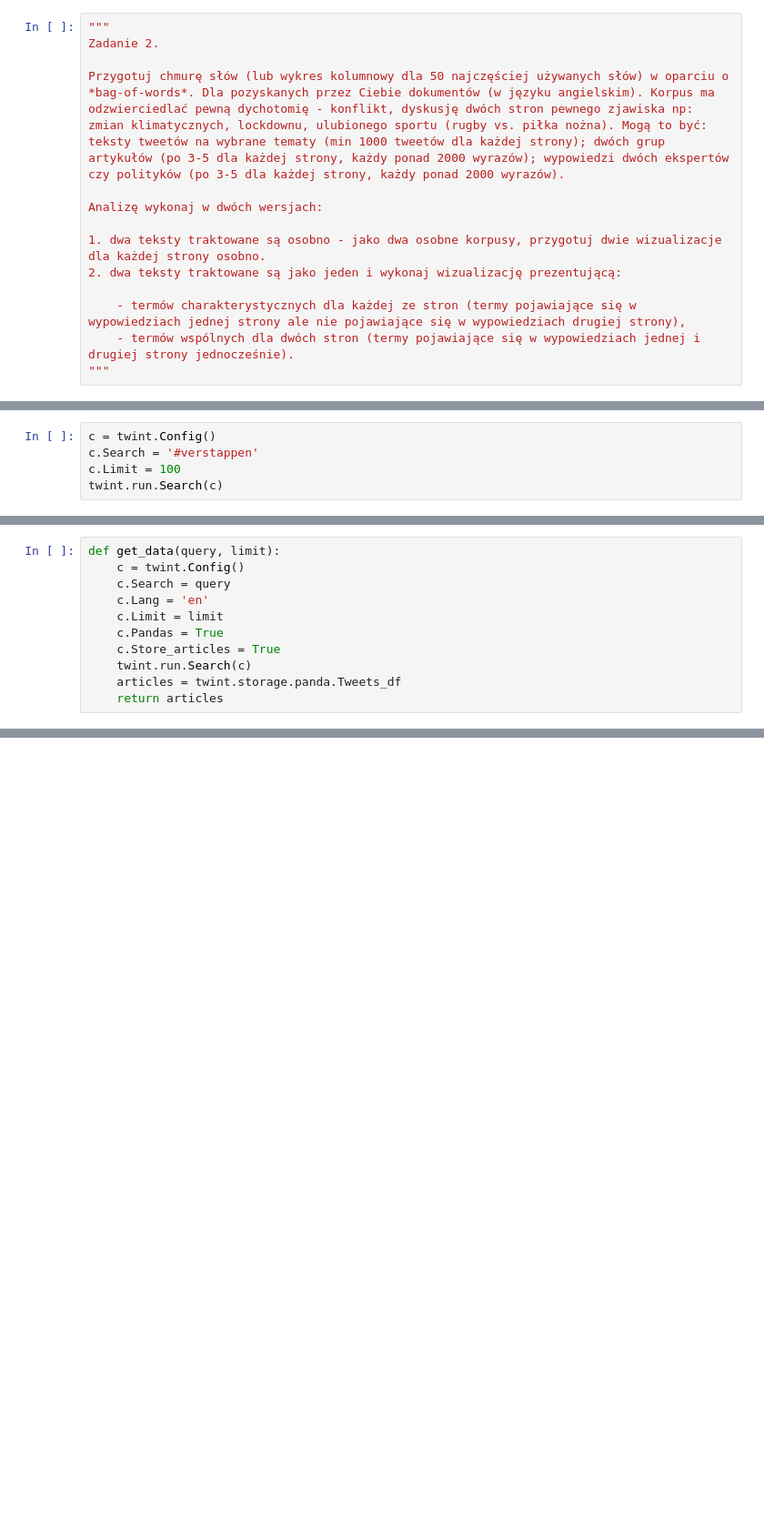
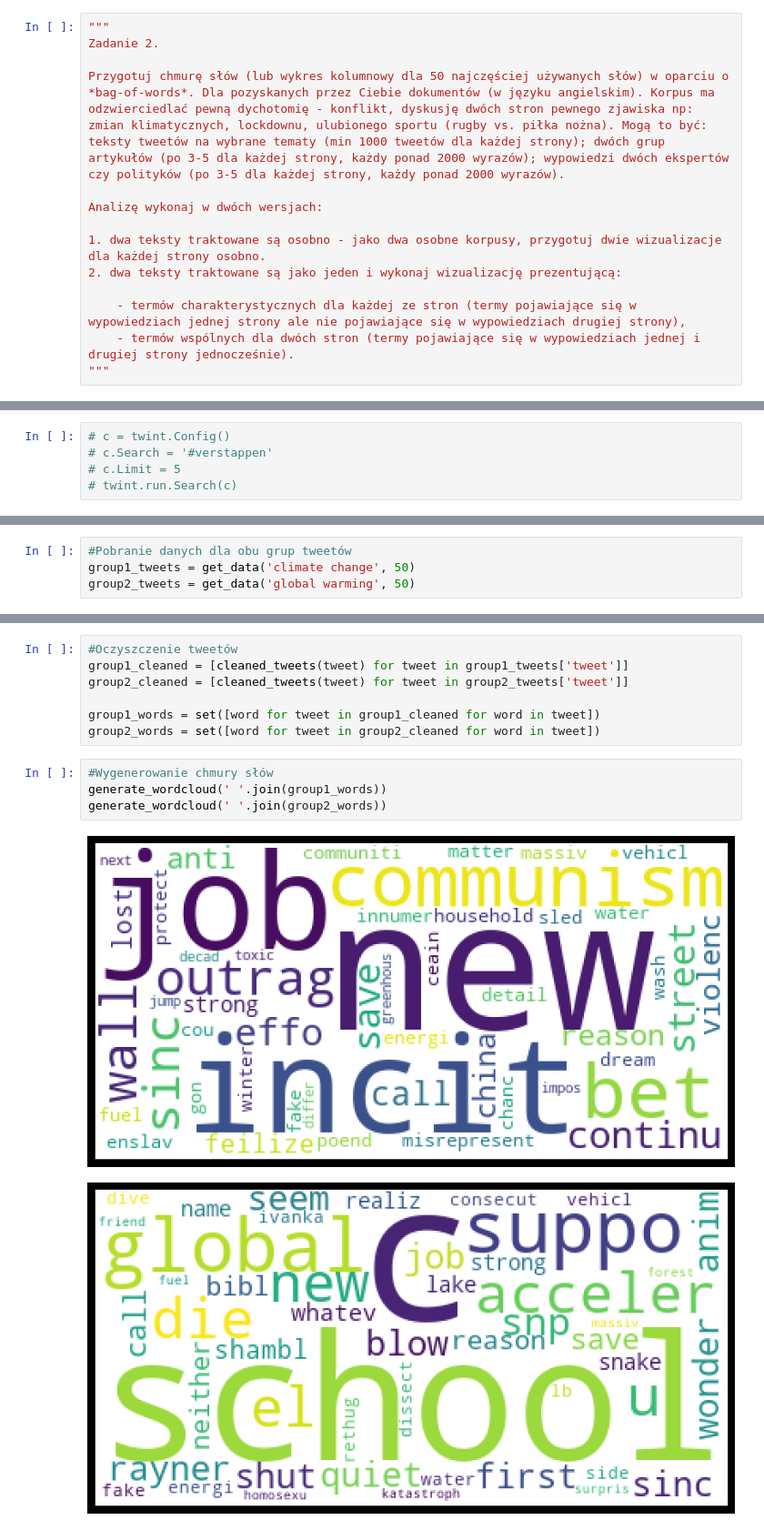
Before and after one commit to lukaszlewickii/Wordcloud-project, a Jupyter notebook: Project.ipynb, the cells around one changed output, grey strips where cells are left out. Shown at 91% size. Saved outputs shown, nothing was run; the diff lists cells and outputs as text; blank space fills up the shorter version.

```diff
--- a/Project.ipynb
+++ b/Project.ipynb
@@ -24,5 +30,5 @@ nest_asyncio.apply()
 # %%
-c = twint.Config()
-c.Search = '#verstappen'
-c.Limit = 100
-twint.run.Search(c)
+# c = twint.Config()
+# c.Search = '#verstappen'
+# c.Limit = 5
+# twint.run.Search(c)
@@ -86,11 +88,0 @@ generate_wordcloud(text2)
-# %%
-def get_data(query, limit):
-    c = twint.Config()
-    c.Search = query
-    c.Lang = 'en'
-    c.Limit = limit
-    c.Pandas = True
-    c.Store_articles = True
-    twint.run.Search(c)
-    articles = twint.storage.panda.Tweets_df
-    return articles
@@ -158,0 +118,4 @@ AttributeError: 'DataFrame' object has no attribute 'article'
+# %%
+#Pobranie danych dla obu grup tweetów
+group1_tweets = get_data('climate change', 50)
+group2_tweets = get_data('global warming', 50)
@@ -158,0 +140,14 @@ AttributeError: 'DataFrame' object has no attribute 'article'
+# %%
+#Oczyszczenie tweetów
+group1_cleaned = [cleaned_tweets(tweet) for tweet in group1_tweets['tweet']]
+group2_cleaned = [cleaned_tweets(tweet) for tweet in group2_tweets['tweet']]
+
+group1_words = set([word for tweet in group1_cleaned for word in tweet])
+group2_words = set([word for tweet in group2_cleaned for word in tweet])
+# %%
+#Wygenerowanie chmury słów
+generate_wordcloud(' '.join(group1_words))
+generate_wordcloud(' '.join(group2_words))
+# %% [output]
+[figure, added]
+[figure, added]
```
Also changed, not shown: parts of 16 cells of this notebook, 1 other file.
